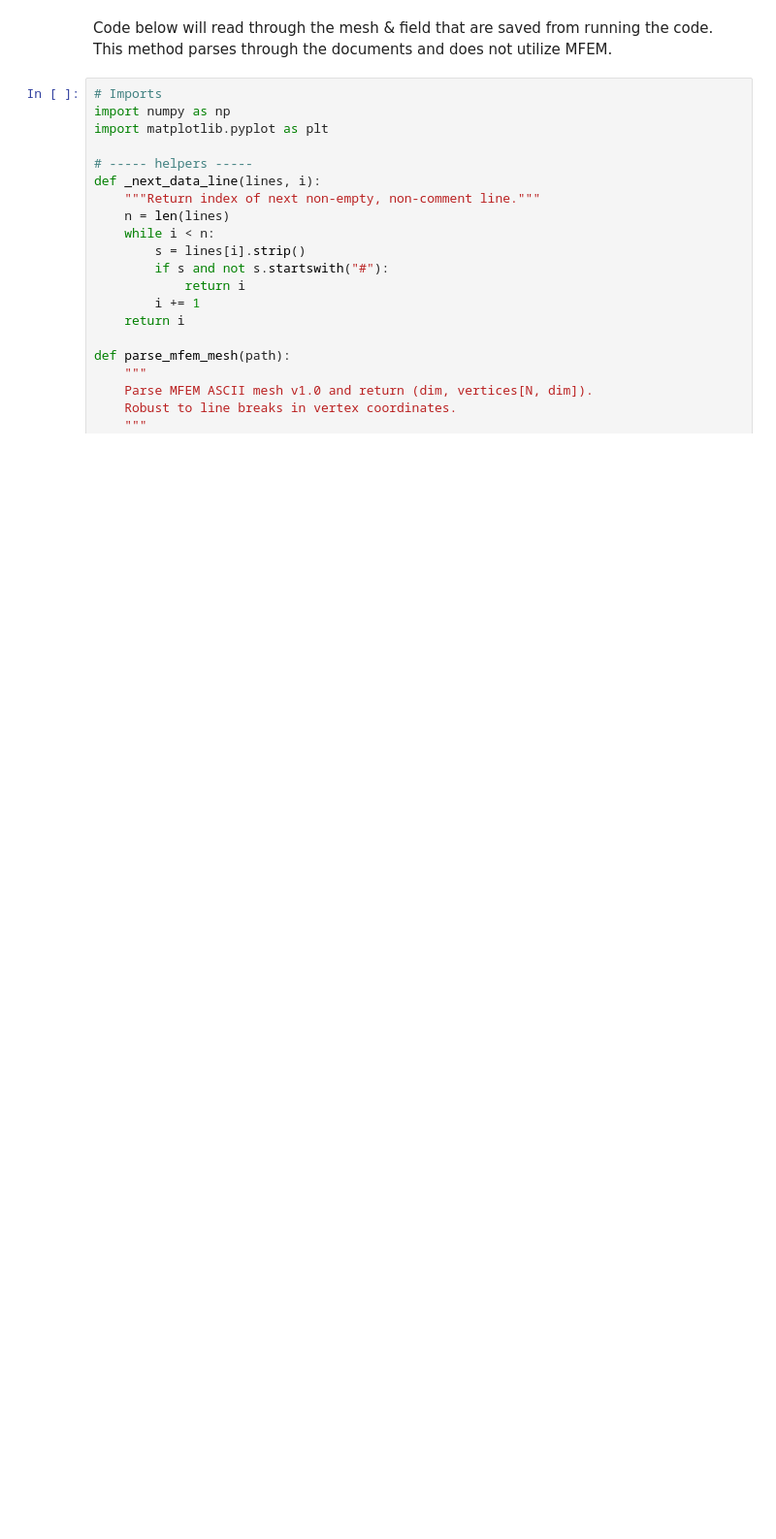
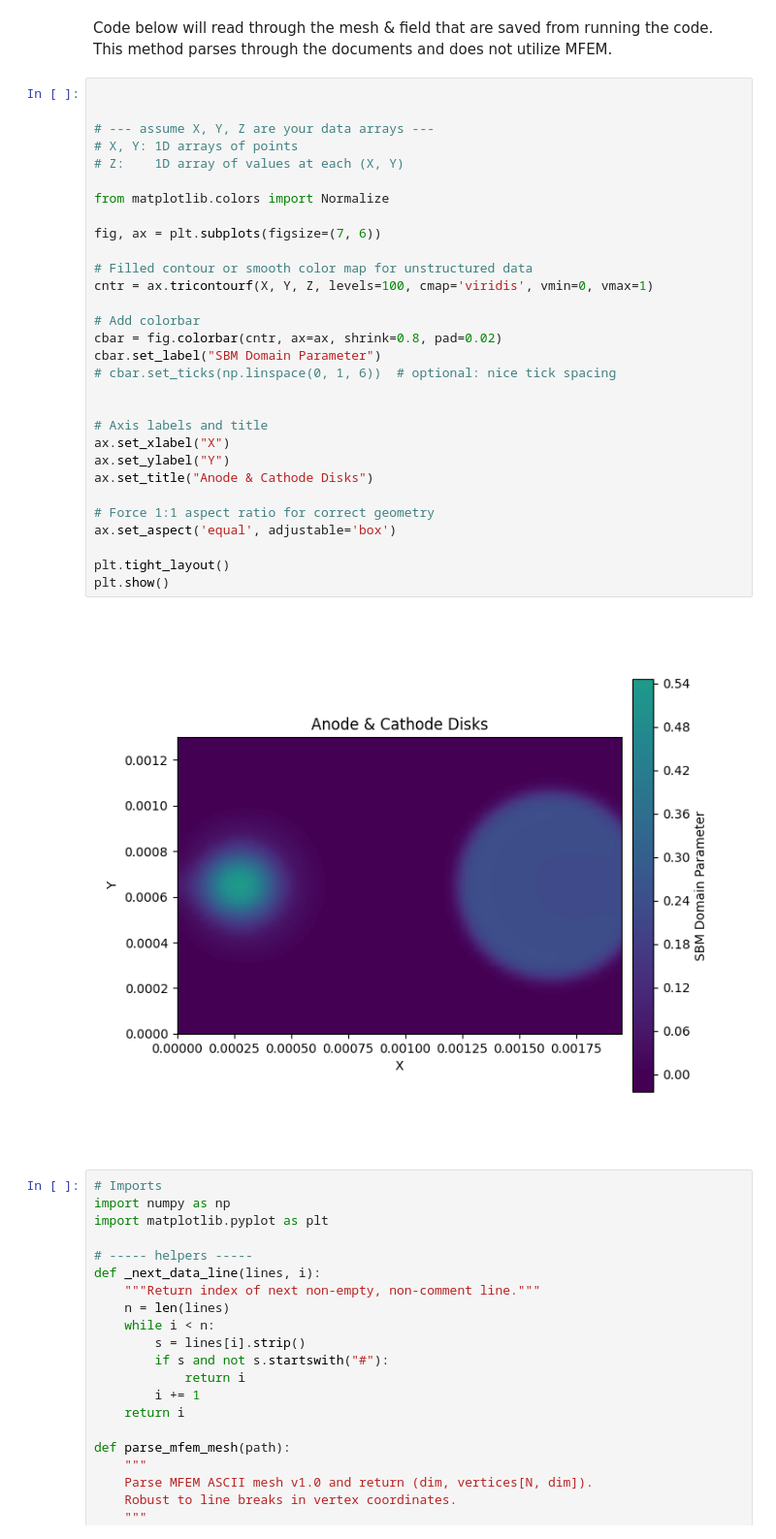
Before and after one commit to HCY-Group/BESFEM, a Jupyter notebook: BESFEM/mfem_plot.ipynb, the cells around one changed output. Shown at 97% size. Drawn from its saved outputs; the diff is of its cells as text; blank space fills up the shorter version.

```diff
--- a/BESFEM/mfem_plot.ipynb
+++ b/BESFEM/mfem_plot.ipynb
@@ -79,6 +85,38 @@ plt.show()
 # %% [markdown]
 Code below will read through the mesh & field that are saved from running the code.
 This method parses through the documents and does not utilize MFEM.
+# %%
+
+
+# --- assume X, Y, Z are your data arrays ---
+# X, Y: 1D arrays of points
+# Z:    1D array of values at each (X, Y)
+
+from matplotlib.colors import Normalize
+
+fig, ax = plt.subplots(figsize=(7, 6))
+
+# Filled contour or smooth color map for unstructured data
+cntr = ax.tricontourf(X, Y, Z, levels=100, cmap='viridis', vmin=0, vmax=1)
+
+# Add colorbar
+cbar = fig.colorbar(cntr, ax=ax, shrink=0.8, pad=0.02)
+cbar.set_label("SBM Domain Parameter")
+# cbar.set_ticks(np.linspace(0, 1, 6))  # optional: nice tick spacing
+
+
+# Axis labels and title
+ax.set_xlabel("X")
+ax.set_ylabel("Y")
+ax.set_title("Anode & Cathode Disks")
+
+# Force 1:1 aspect ratio for correct geometry
+ax.set_aspect('equal', adjustable='box')
+
+plt.tight_layout()
+plt.show()
+# %% [output]
+[figure, added]
 # %%
 # Imports
 import numpy as np
```
Also changed, not shown: parts of 3 cells of this notebook, 7 other files.
